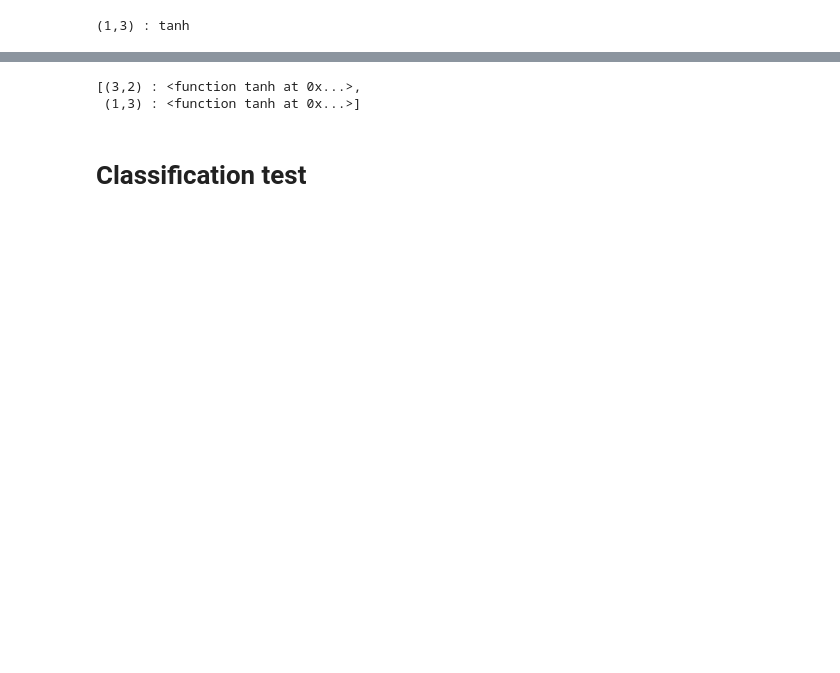
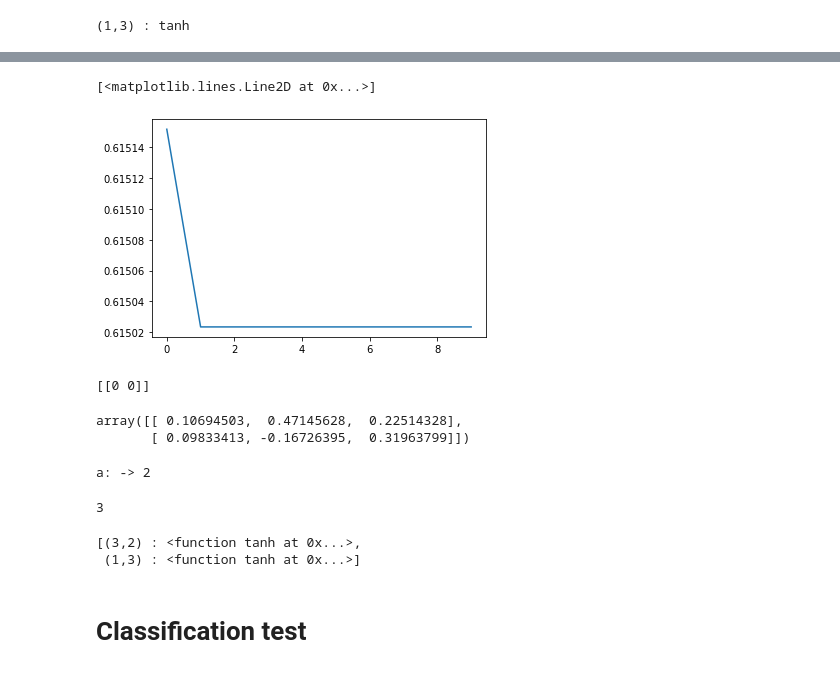
Before and after one commit to kuweg/purenn, a Jupyter notebook: pure_nn.ipynb, the cells around one changed output, grey strips where cells are left out. Drawn from its saved outputs; the diff is of its cells as text; code cells hidden in the pictures; blank space fills up the shorter version.

```diff
--- a/pure_nn.ipynb
+++ b/pure_nn.ipynb
@@ -143,0 +147,4 @@ Epoch 99: Error - [-11.]
+# %%
+nn = Sequential(InputLayer(2),
+                Dense(3, activation=tanh),
+                Dense(1, activation = tanh))
@@ -145,11 +158,38 @@ Epoch 99: Error - [-11.]
 
 def backprob(error: np.ndarray, layer: WeightsLayer, alpha: float = 0.01):
 
-    input_error = np.dot(layer.weights.T, error)
 
-    dz = layer.activation(input_error, derivative=True)
+    activation_derivative = error * layer.activation(layer.z, derivative=True)
 
-    weights_error = np.dot(layer.input.T, dz)
-    layer.weights -= (alpha * weights_error)
+    dz = np.dot(activation_derivative.T, error)
 
-    return dz
+
+    layer.weights -= alpha * dz
+    layer.bias -= alpha * error
+
+    new_error = np.dot(activation_derivative, layer.weights)
+
+    return new_error
+# %%
+alpha = 0.1
+errors = []
+wl = list(nn.weights.__dict__.values())[:-1]
+n_epochs = 10
+for epoch in range(n_epochs):
+    errors_buffer = []
+    for x_i, y_i in zip(X_train ,y_train):
+        y_hat = nn.forward(x_i)
+
+        print("<{} | {}> -> {}".format(x_i, y_i, y_hat))
+        loss = mse(y_i, y_hat)
+
+        errors_buffer.append(loss)
+
+        error = mse_prime(y_i, y_hat)
+        for weight_layer in reversed(wl):
+            # print('<{}>'.format(weight_layer))
+            error = backprob(error, weight_layer)
+    errors.append(errors_buffer)
+    print("Epoch {}: Error - {}".format(epoch, np.mean(errors_buffer)))
+
+errors = np.squeeze(np.array(errors))
@@ -155,0 +210,2 @@ def backprob(error: np.ndarray, layer: WeightsLayer, alpha: float = 0.01):
+# %%
+mean_error = [np.mean(error_i) for error_i in errors]
@@ -156,3 +225,37 @@ def backprob(error: np.ndarray, layer: WeightsLayer, alpha: float = 0.01):
+# %%
+plt.plot(range(0, n_epochs), mean_error)
+# %% [output]
+[<matplotlib.lines.Line2D at 0x...>]
+[figure, added]
+# %%
+x_train = np.array([[[0,0]], [[0,1]], [[1,0]], [[1,1]]])
+y_train = np.array([[[0]], [[1]], [[1]], [[0]]])
+
+print(x_train[0])
+# %% [output]
+[[0 0]]
+# %%
+import math
+np.random.seed(0)
+shape = (2, 3)
+lower = -(np.sqrt(6.) / np.sqrt(shape[0] + shape[1]))
+upper = np.sqrt(6.) / np.sqrt(shape[0] + shape[1])
+
+weights = np.random.rand(*shape)
+weights = lower + weights*(upper-lower)
+weights
+# %% [output]
+array([[ 0.10694503,  0.47145628,  0.22514328],
+       [ 0.09833413, -0.16726395,  0.31963799]])
+# %%
+def foo(a):
+    print('a: ->', a)
+    return a+1
+
+foo(2)
+# %% [output]
+a: -> 2
+3
 # %%
 x = np.array([[[0,0]], [[0,1]], [[1,0]], [[1,1]]])
 y = np.array([[[0]], [[1]], [[1]], [[0]]])
```
Also changed, not shown: parts of 38 cells of this notebook, 5 other files.
